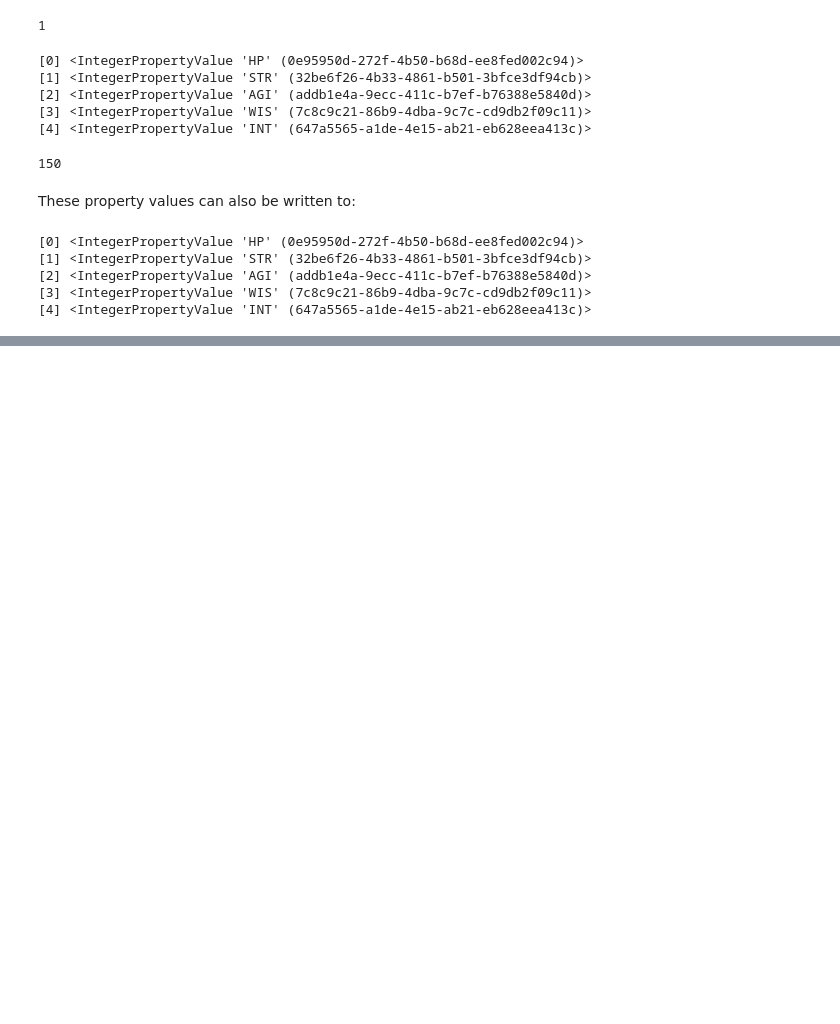
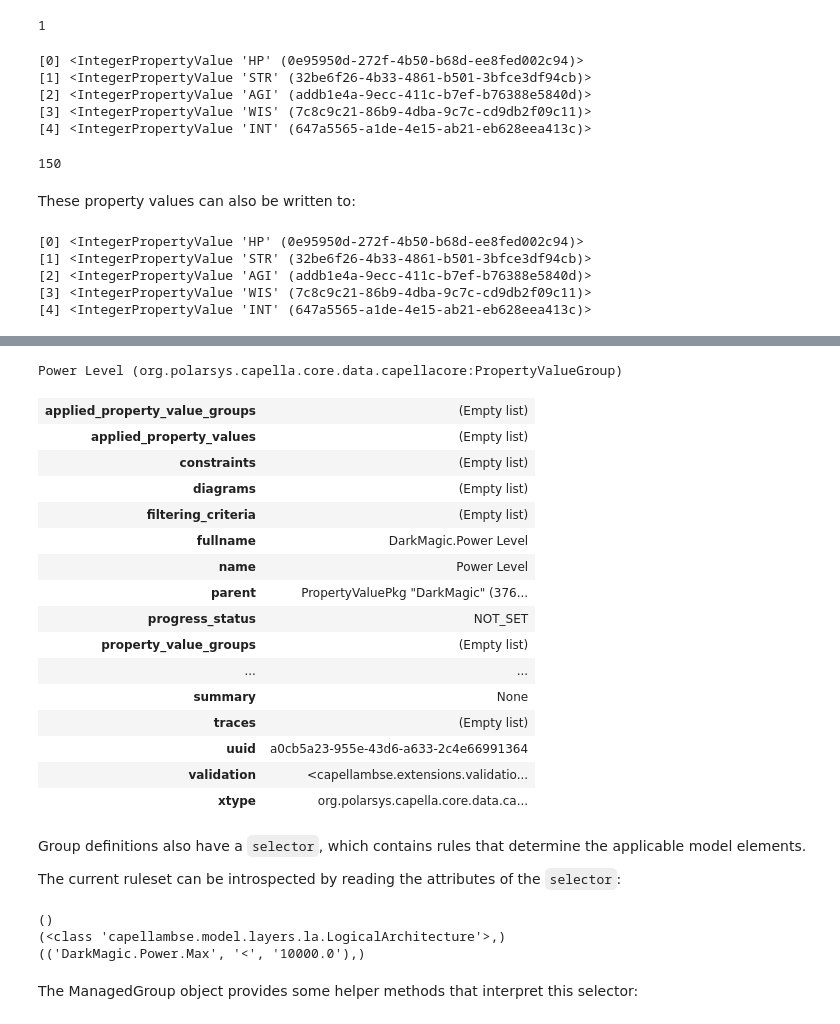
Before and after one commit to DSD-DBS/py-capellambse, a Jupyter notebook: docs/source/examples/08 Property Values.ipynb, the cells around one changed output, grey strips where cells are left out. Drawn from its saved outputs; the diff is of its cells as text; code cells hidden in the pictures; blank space fills up the shorter version.

```diff
--- a/docs/source/examples/08 Property Values.ipynb
+++ b/docs/source/examples/08 Property Values.ipynb
@@ -88,0 +130,35 @@ obj.property_value_groups["Stats"]
+# %%
+group = domain.groups["Power Level"]
+group
+# %% [output]
+Power Level (org.polarsys.capella.core.data.capellacore:PropertyValueGroup)
+| applied_property_value_groups | (Empty list) |
+| applied_property_values | (Empty list) |
+| constraints | (Empty list) |
+| diagrams | (Empty list) |
+| filtering_criteria | (Empty list) |
+| fullname | DarkMagic.Power Level |
+| name | Power Level |
+| parent | PropertyValuePkg "DarkMagic" (376... |
+| progress_status | NOT_SET |
+| property_value_groups | (Empty list) |
+| ... | ... |
+| summary | None |
+| traces | (Empty list) |
+| uuid | a0cb5a23-955e-43d6-a633-2c4e66991364 |
+| validation | <capellambse.extensions.validatio... |
+| xtype | org.polarsys.capella.core.data.ca... |
+# %% [markdown]
+Group definitions also have a `selector`, which contains rules that determine the applicable model elements.
+
+The current ruleset can be introspected by reading the attributes of the `selector`:
+# %%
+print(group.selector.classes)
+print(group.selector.layers)
+print(group.selector.properties)
+# %% [output]
+()
+(<class 'capellambse.model.layers.la.LogicalArchitecture'>,)
+(('DarkMagic.Power.Max', '<', '10000.0'),)
+# %% [markdown]
+The ManagedGroup object provides some helper methods that interpret this selector:
```
Also changed, not shown: parts of 28 cells of this notebook, 15 other files.
